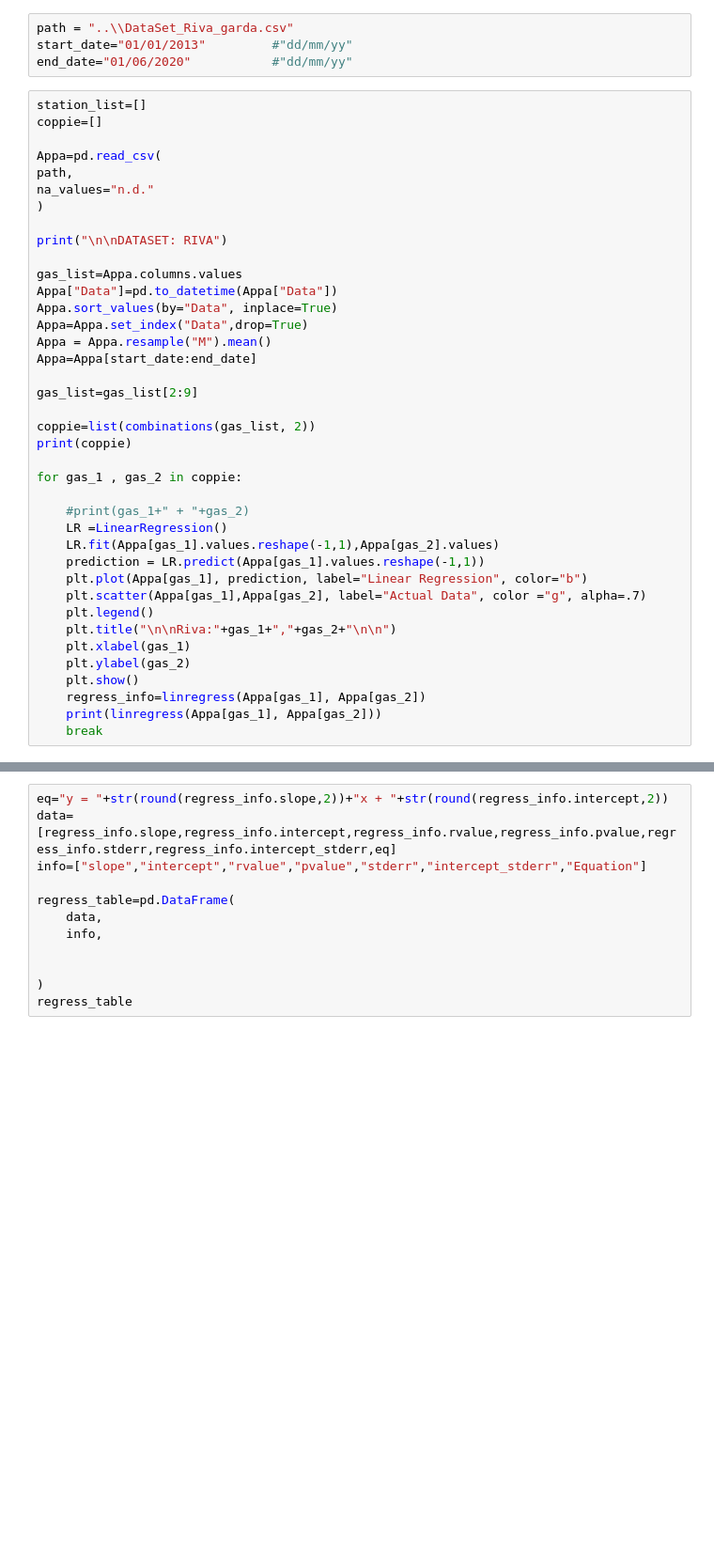
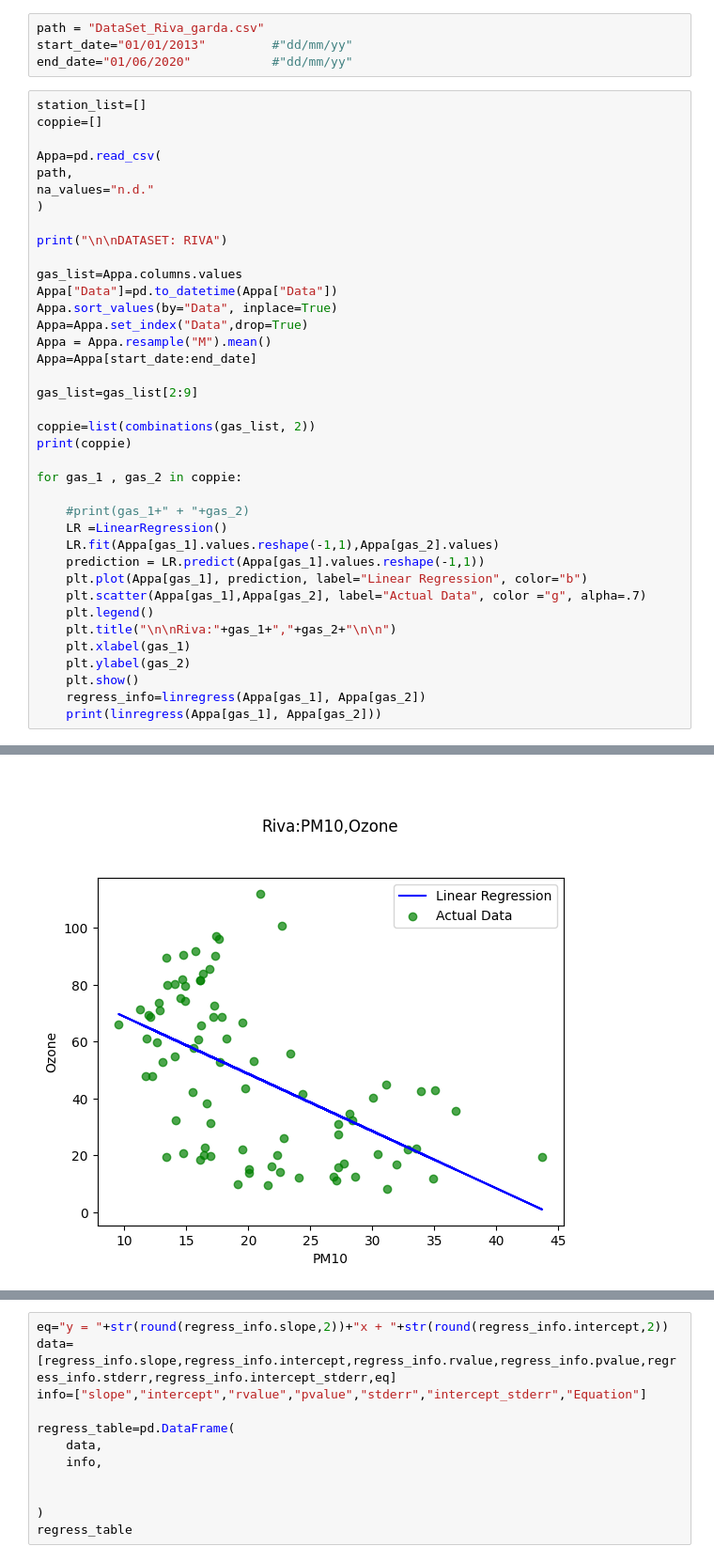
Before and after one commit to WebValley2023/challenge-1, a Jupyter notebook: Riva/Regression_Riva.ipynb, the cells around one changed output, grey strips where cells are left out. Shown at 94% size. Saved outputs shown, nothing was run; the diff lists cells and outputs as text; blank space fills up the shorter version.

```diff
--- a/Riva/Regression_Riva.ipynb
+++ b/Riva/Regression_Riva.ipynb
@@ -11,6 +10,6 @@ from scipy.stats import linregress
 #python -m pip install numpy scikit-learn statsmodels
 # %%
-path = "..\\DataSet_Riva_garda.csv"
+path = "DataSet_Riva_garda.csv"
 start_date="01/01/2013"         #"dd/mm/yy"
 end_date="01/06/2020"           #"dd/mm/yy"
 # %%
@@ -29,31 +28,31 @@ Appa["Data"]=pd.to_datetime(Appa["Data"])
 Appa.sort_values(by="Data", inplace=True)
 Appa=Appa.set_index("Data",drop=True)
 Appa = Appa.resample("M").mean()
 Appa=Appa[start_date:end_date]
 
 gas_list=gas_list[2:9]
 
 coppie=list(combinations(gas_list, 2))
 print(coppie)
 
 for gas_1 , gas_2 in coppie:
 
     #print(gas_1+" + "+gas_2)
     LR =LinearRegression()
     LR.fit(Appa[gas_1].values.reshape(-1,1),Appa[gas_2].values)
     prediction = LR.predict(Appa[gas_1].values.reshape(-1,1))
     plt.plot(Appa[gas_1], prediction, label="Linear Regression", color="b")
     plt.scatter(Appa[gas_1],Appa[gas_2], label="Actual Data", color ="g", alpha=.7)
     plt.legend()
     plt.title("\n\nRiva:"+gas_1+","+gas_2+"\n\n")
     plt.xlabel(gas_1)
     plt.ylabel(gas_2)
     plt.show()
     regress_info=linregress(Appa[gas_1], Appa[gas_2])
     print(linregress(Appa[gas_1], Appa[gas_2]))
-    break
 # %% [output]
 DATASET: RIVA
 [('PM10', 'Nitrogen dioxide'), ('PM10', 'Ozone'), ('PM10', 'Air_humidity'), ('PM10', 'Sol_rad'), ('PM10', 'Temperature'), ('PM10', 'Wind_speed'), ('Nitrogen dioxide', 'Ozone'), ('Nitrogen dioxide', 'A ...
 [figure]
 LinregressResult(slope=0.9786104702000534, intercept=7.002335284840761, rvalue=0.807171351138688, pvalue=1.832424783452682e-20, stderr=0.07903557884269773, intercept_stderr=1.7049656655797123)
+[figure, added]
```
Also changed, not shown: parts of 3 cells of this notebook, 4 other files.
